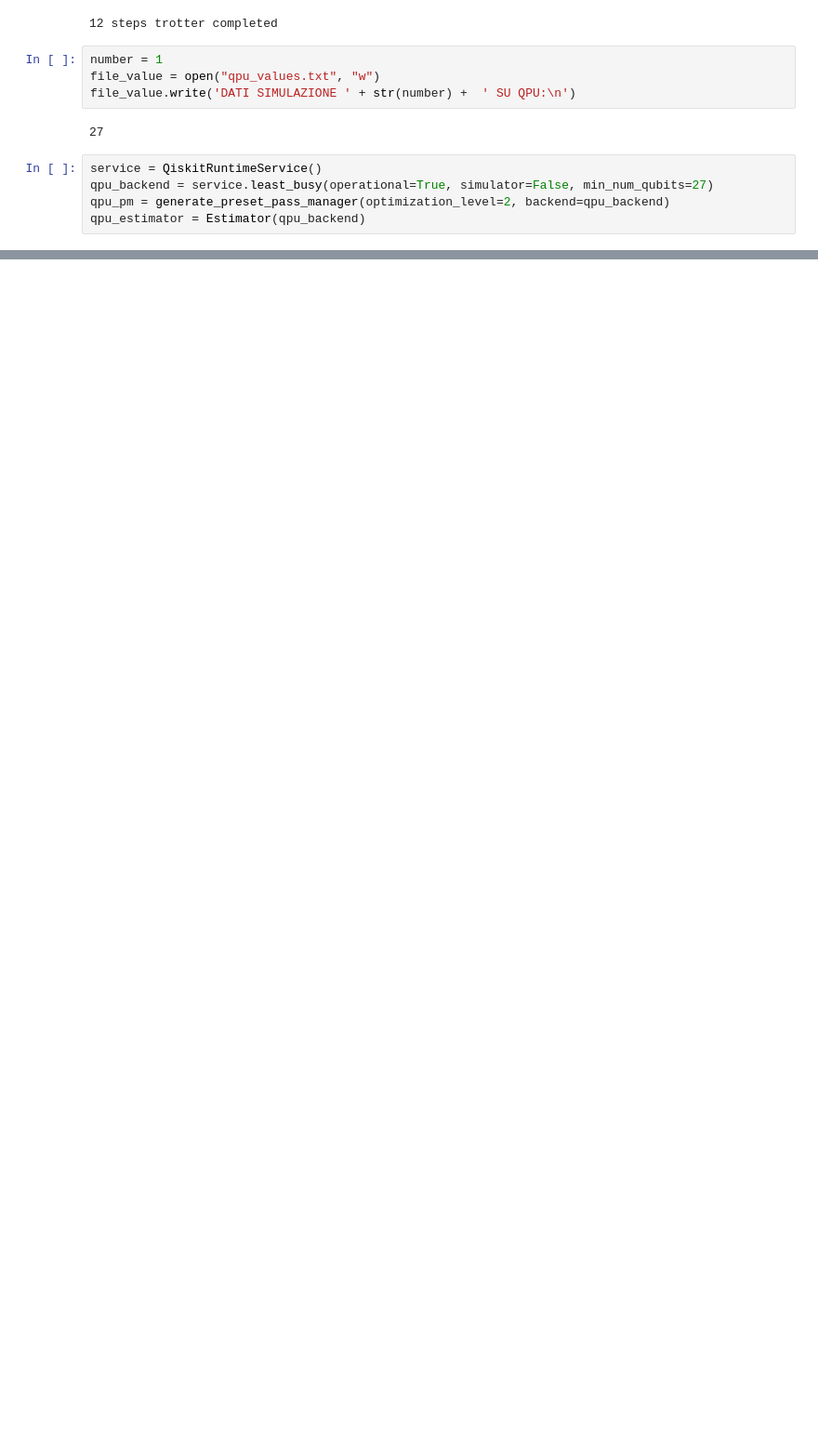
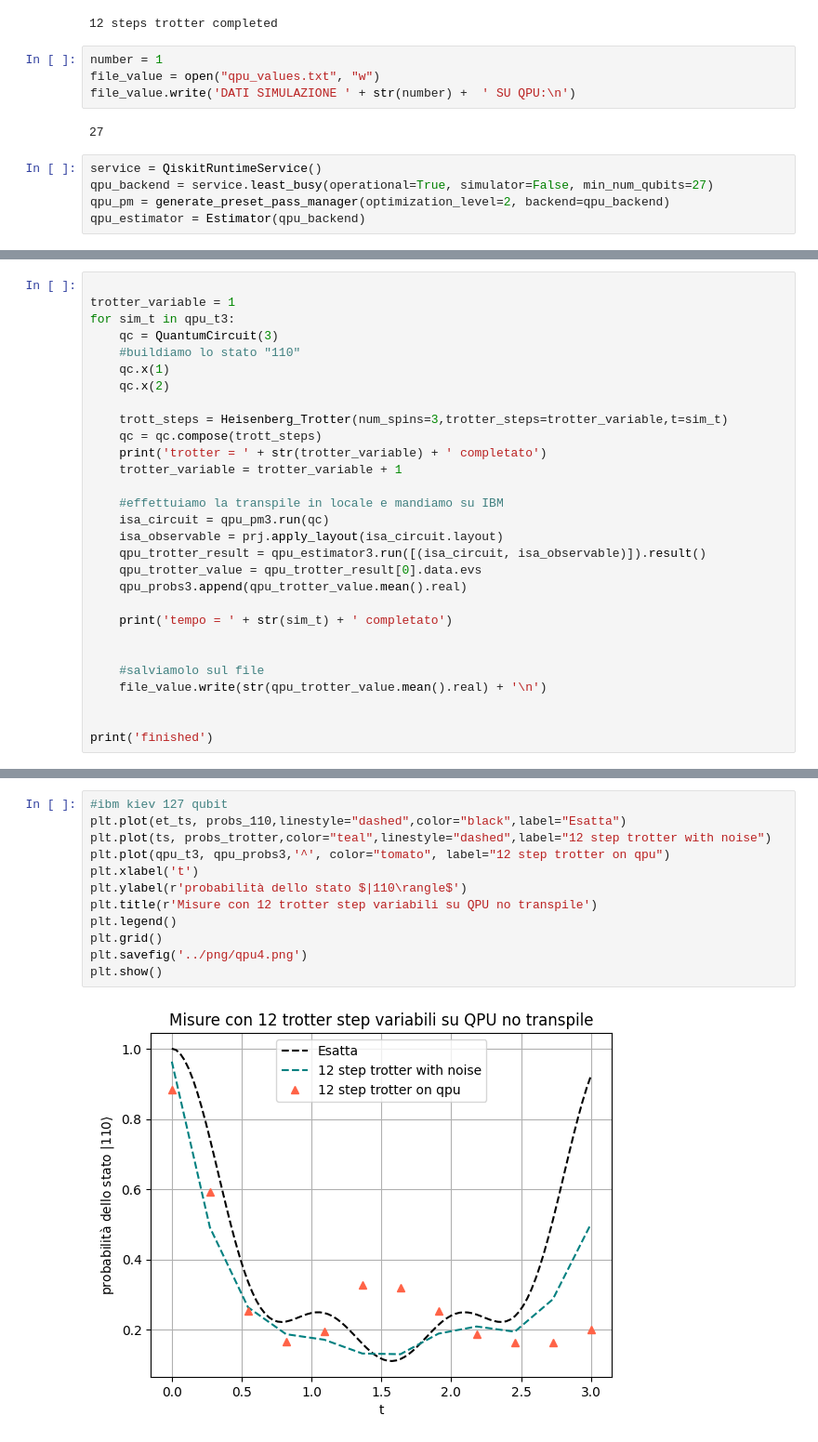
Before and after one commit to qismib/TETrIs, a Jupyter notebook: notebooks/qpu.ipynb, the cells around one changed output, grey strips where cells are left out. Shown at 93% size. Saved outputs shown, nothing was run; the diff lists cells and outputs as text; blank space fills up the shorter version.

```diff
--- a/notebooks/qpu.ipynb
+++ b/notebooks/qpu.ipynb
@@ -254,0 +348,29 @@ plt.show()
+# %%
+
+trotter_variable = 1
+for sim_t in qpu_t3:
+    qc = QuantumCircuit(3)
+    #buildiamo lo stato "110"
+    qc.x(1)
+    qc.x(2)
+
+    trott_steps = Heisenberg_Trotter(num_spins=3,trotter_steps=trotter_variable,t=sim_t)
+    qc = qc.compose(trott_steps)
+    print('trotter = ' + str(trotter_variable) + ' completato')
+    trotter_variable = trotter_variable + 1
+
+    #effettuiamo la transpile in locale e mandiamo su IBM
+    isa_circuit = qpu_pm3.run(qc)
+    isa_observable = prj.apply_layout(isa_circuit.layout)
+    qpu_trotter_result = qpu_estimator3.run([(isa_circuit, isa_observable)]).result()
+    qpu_trotter_value = qpu_trotter_result[0].data.evs
+    qpu_probs3.append(qpu_trotter_value.mean().real)
+
+    print('tempo = ' + str(sim_t) + ' completato')
+
+
+    #salviamolo sul file
+    file_value.write(str(qpu_trotter_value.mean().real) + '\n')
+
+
+print('finished')
@@ -254,0 +395,14 @@ plt.show()
+# %%
+#ibm kiev 127 qubit
+plt.plot(et_ts, probs_110,linestyle="dashed",color="black",label="Esatta")
+plt.plot(ts, probs_trotter,color="teal",linestyle="dashed",label="12 step trotter with noise")
+plt.plot(qpu_t3, qpu_probs3,'^', color="tomato", label="12 step trotter on qpu")
+plt.xlabel('t')
+plt.ylabel(r'probabilità dello stato $|110\rangle$')
+plt.title(r'Misure con 12 trotter step variabili su QPU no transpile')
+plt.legend()
+plt.grid()
+plt.savefig('../png/qpu4.png')
+plt.show()
+# %% [output]
+[figure, added]
```
Also changed, not shown: parts of 12 cells of this notebook, 13 other files.
